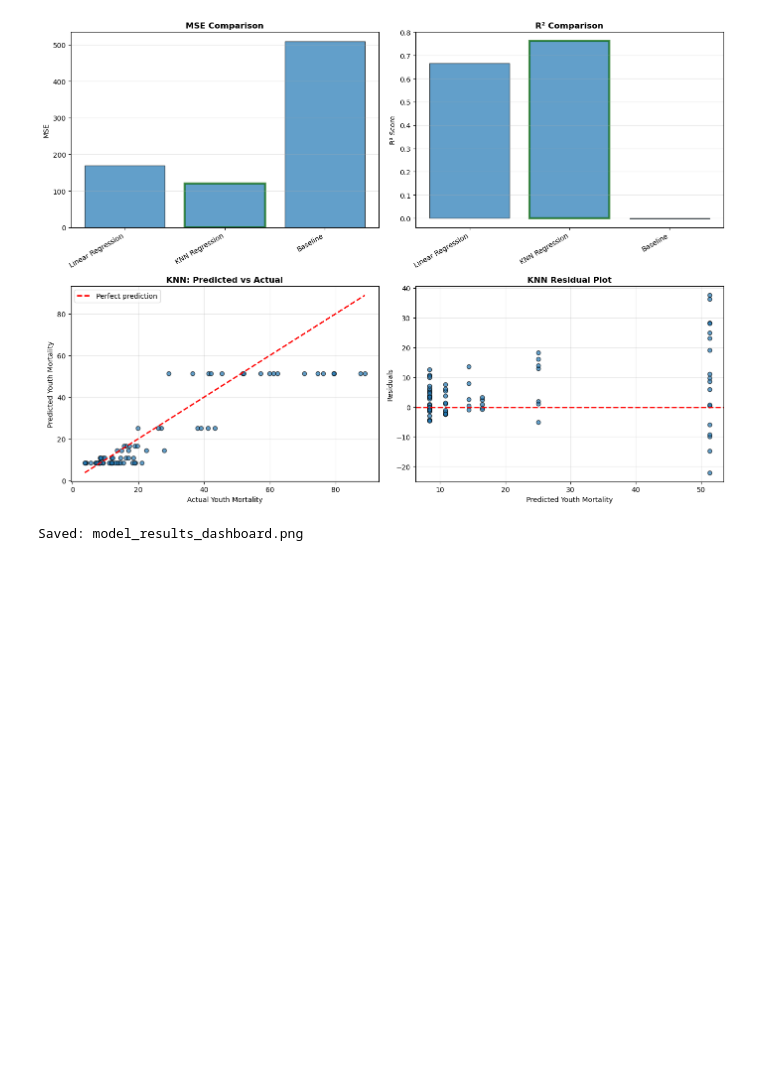
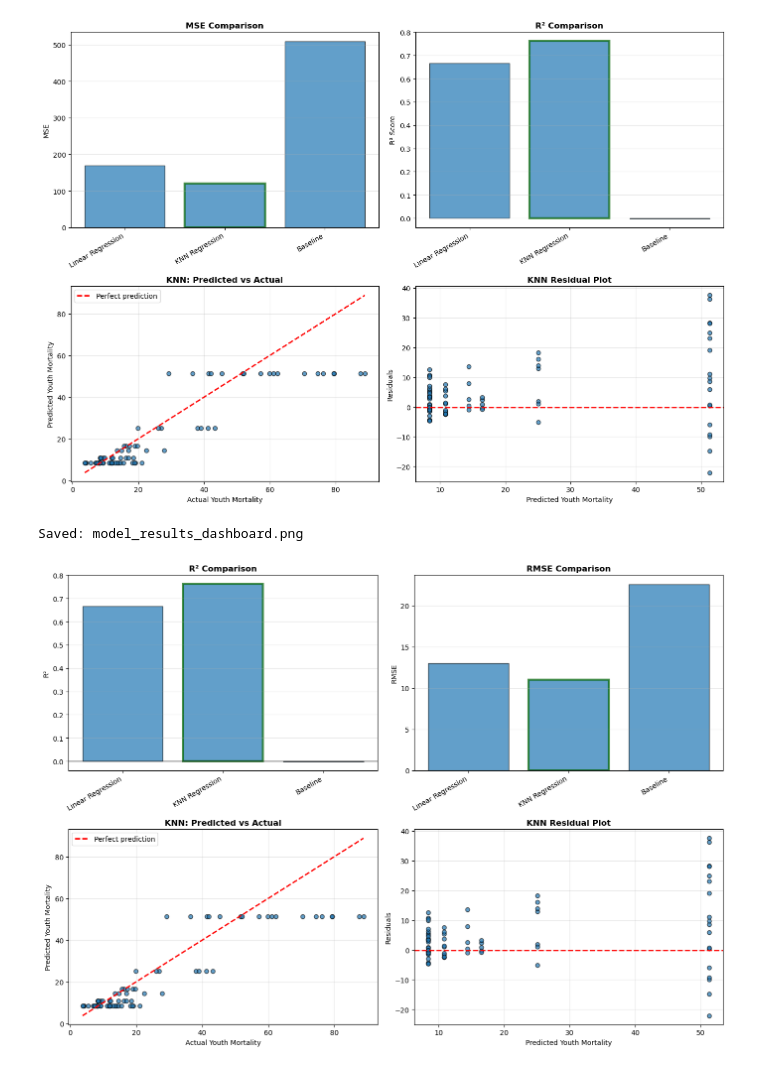
Before and after one commit to ecelule/dsa210project, a Jupyter notebook: youth_mortality_analysis_ML.ipynb, the cells around one changed output. Cells and saved outputs as stored; diff of their text form; code cells hidden in the pictures; blank space fills up the shorter version.

```diff
--- a/youth_mortality_analysis_ML.ipynb
+++ b/youth_mortality_analysis_ML.ipynb
@@ -907,3 +901,97 @@ KNN R2: 0.7621608635649075
 Baseline R2: -0.0013949889792421732
 [figure]
 Saved: model_results_dashboard.png
+# %%
+from sklearn.metrics import mean_squared_error, r2_score
+import numpy as np
+import pandas as pd
+import matplotlib.pyplot as plt
+
+results = {
+    "Linear Regression": {
+        "R2_test": r2_score(y_test, y_pred_linear),
+        "RMSE": np.sqrt(mean_squared_error(y_test, y_pred_linear))
+    },
+    "KNN Regression": {
+        "R2_test": r2_score(y_test, y_pred_knn),
+        "RMSE": np.sqrt(mean_squared_error(y_test, y_pred_knn))
+    },
+    "Baseline": {
+        "R2_test": r2_score(y_test, baseline_preds),
+        "RMSE": np.sqrt(mean_squared_error(y_test, baseline_preds))
+    }
+}
+
+fig, axes = plt.subplots(2, 2, figsize=(14, 10))
+
+# 1) R² comparison
+ax = axes[0, 0]
+models_list = list(results.keys())
+r2_vals = [results[m]["R2_test"] for m in models_list]
+
+bars = ax.bar(range(len(models_list)), r2_vals, alpha=0.7, edgecolor="black")
+best_idx = r2_vals.index(max(r2_vals))
+bars[best_idx].set_edgecolor("darkgreen")
+bars[best_idx].set_linewidth(3)
+
+ax.set_xticks(range(len(models_list)))
+ax.set_xticklabels(models_list, rotation=30, ha="right")
+ax.set_title("R² Comparison", fontweight="bold")
+ax.set_ylabel("R²")
+ax.axhline(0, color="black", linewidth=1)
+ax.grid(alpha=0.3, axis="y")
+
+
+# 2) RMSE comparison
+ax = axes[0, 1]
+rmse_vals = [results[m]["RMSE"] for m in models_list]
+
+bars = ax.bar(range(len(models_list)), rmse_vals, alpha=0.7, edgecolor="black")
+best_idx = rmse_vals.index(min(rmse_vals))
+bars[best_idx].set_edgecolor("darkgreen")
+bars[best_idx].set_linewidth(3)
+
+ax.set_xticks(range(len(models_list)))
+ax.set_xticklabels(models_list, rotation=30, ha="right")
+ax.set_title("RMSE Comparison", fontweight="bold")
+ax.set_ylabel("RMSE")
+ax.grid(alpha=0.3, axis="y")
+
+
+# 3) Predicted vs Actual - KNN
+ax = axes[1, 0]
+
+ax.scatter(y_test, y_pred_knn, alpha=0.7, edgecolor="black")
+
+min_val = min(y_test.min(), y_pred_knn.min())
+max_val = max(y_test.max(), y_pred_knn.max())
+
+ax.plot([min_val, max_val], [min_val, max_val], "r--", linewidth=2, label="Perfect prediction")
+
+ax.set_xlabel("Actual Youth Mortality")
+ax.set_ylabel("Predicted Youth Mortality")
+ax.set_title("KNN: Predicted vs Actual", fontweight="bold")
+ax.legend()
+ax.grid(alpha=0.3)
+
+
+# 4) Residual plot - KNN
+ax = axes[1, 1]
+
+residuals = y_test - y_pred_knn
+
+ax.scatter(y_pred_knn, residuals, alpha=0.7, edgecolor="black")
+ax.axhline(0, color="red", linestyle="--", linewidth=2)
+
+ax.set_xlabel("Predicted Youth Mortality")
+ax.set_ylabel("Residuals")
+ax.set_title("KNN Residual Plot", fontweight="bold")
+ax.grid(alpha=0.3)
+
+plt.tight_layout()
+plt.savefig("regression_results.png", dpi=300, bbox_inches="tight")
+plt.show()
+
+print("Saved: regression_results.png")
+# %% [output]
+[figure, added]
```
Also changed, not shown: parts of 12 cells of this notebook, 4 other files.
